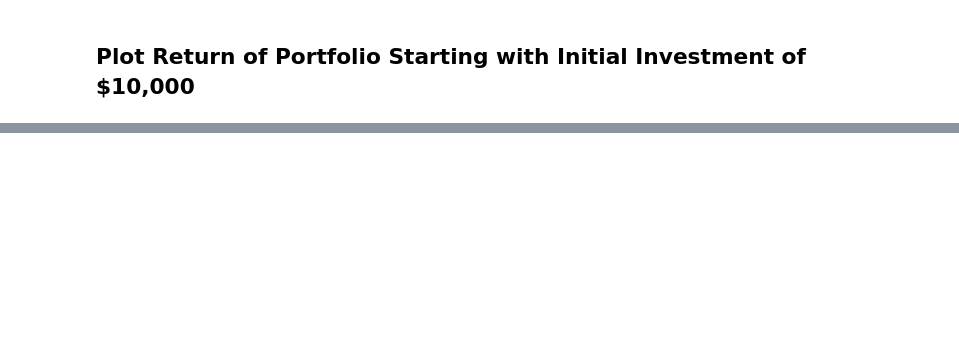
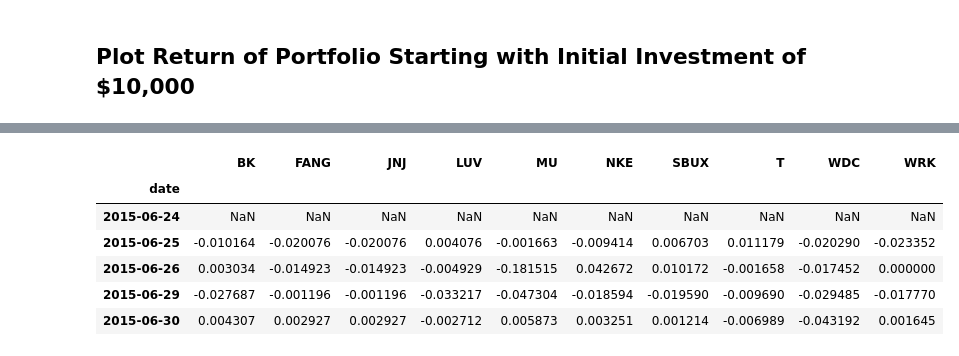
Before and after one commit to Asheladia/Pandas, a Jupyter notebook: Portfolio Planner2.ipynb, the cells around one changed output, grey strips where cells are left out. Cells and saved outputs as stored; diff of their text form; code cells hidden in the pictures; blank space fills up the shorter version.

```diff
--- a/Portfolio Planner2.ipynb
+++ b/Portfolio Planner2.ipynb
@@ -87,0 +154,12 @@ cumulative_profit.plot()
+# %%
+# Re-calculate daily returns as the DataFrame was modified in part 1
+daily_returns = combined_df.pct_change()
+daily_returns.head()
+# %% [output]
+|  | BK | FANG | JNJ | LUV | MU | NKE | SBUX | T | WDC | WRK |
+| date |  |  |  |  |  |  |  |  |  |  |
+| 2015-06-24 | NaN | NaN | NaN | NaN | NaN | NaN | NaN | NaN | NaN | NaN |
+| 2015-06-25 | -0.010164 | -0.020076 | -0.020076 | 0.004076 | -0.001663 | -0.009414 | 0.006703 | 0.011179 | -0.020290 | -0.023352 |
+| 2015-06-26 | 0.003034 | -0.014923 | -0.014923 | -0.004929 | -0.181515 | 0.042672 | 0.010172 | -0.001658 | -0.017452 | 0.000000 |
+| 2015-06-29 | -0.027687 | -0.001196 | -0.001196 | -0.033217 | -0.047304 | -0.018594 | -0.019590 | -0.009690 | -0.029485 | -0.017770 |
+| 2015-06-30 | 0.004307 | 0.002927 | 0.002927 | -0.002712 | 0.005873 | 0.003251 | 0.001214 | -0.006989 | -0.043192 | 0.001645 |
```
Also changed, not shown: parts of 26 cells of this notebook, 1 other file.
